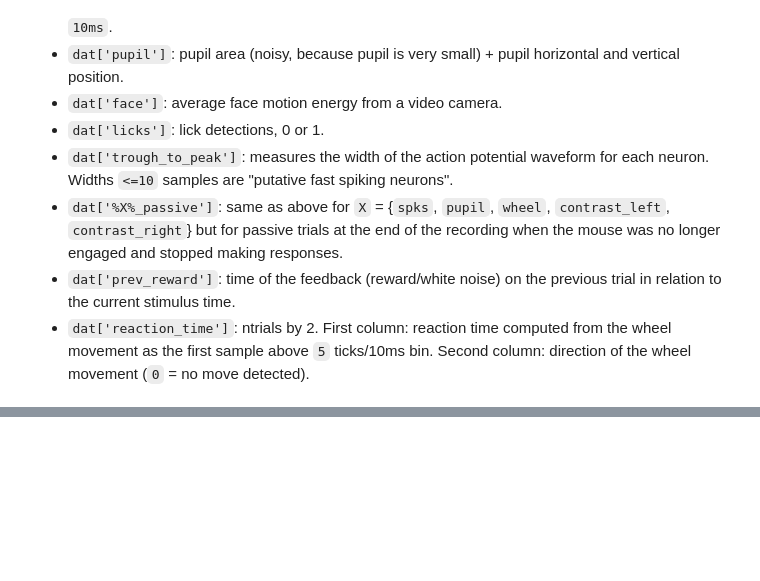
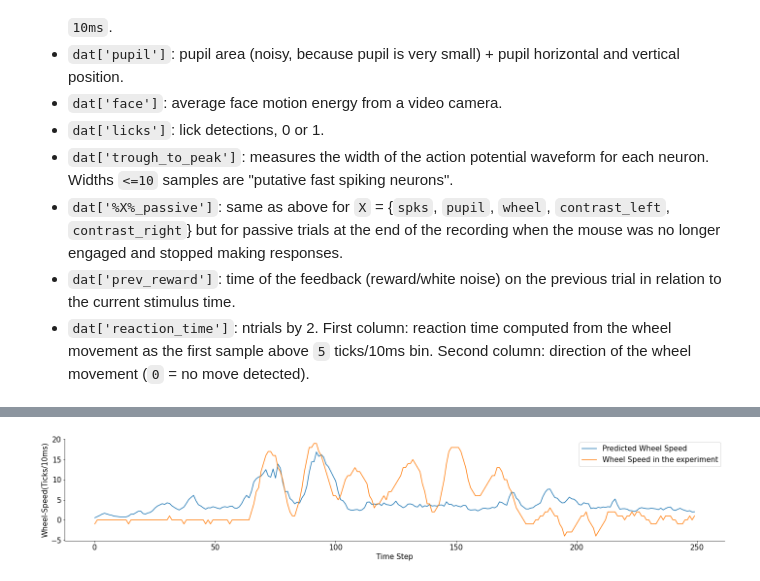
Before and after one commit to Enormous-Ferrets/steinmetz-analysis, a Jupyter notebook: himanshu/def_func.ipynb, the cells around one changed output, grey strips where cells are left out. Cells and saved outputs as stored; diff of their text form; code cells hidden in the pictures; blank space fills up the shorter version.

```diff
--- a/himanshu/def_func.ipynb
+++ b/himanshu/def_func.ipynb
@@ -224,0 +270,14 @@ print(X_st.shape)
+# %%
+theta=fit_lnp(spk_mean[0],wheel[0])
+X = np.column_stack([np.ones(len(wheel[0])), make_design_matrix(spk_mean[0])])
+pred=np.exp(X @ theta)
+# %%
+plt.plot(pred,label="Predicted Wheel Speed")
+plt.plot(wheel[0], label="Wheel Speed in the experiment")
+plt.xlabel("Time Step")
+plt.ylabel("Wheel-Speed(Ticks/10ms)")
+plt.legend()
+
+plt.show()
+# %% [output]
+[figure, added]
```
Also changed, not shown: parts of 11 cells of this notebook.
